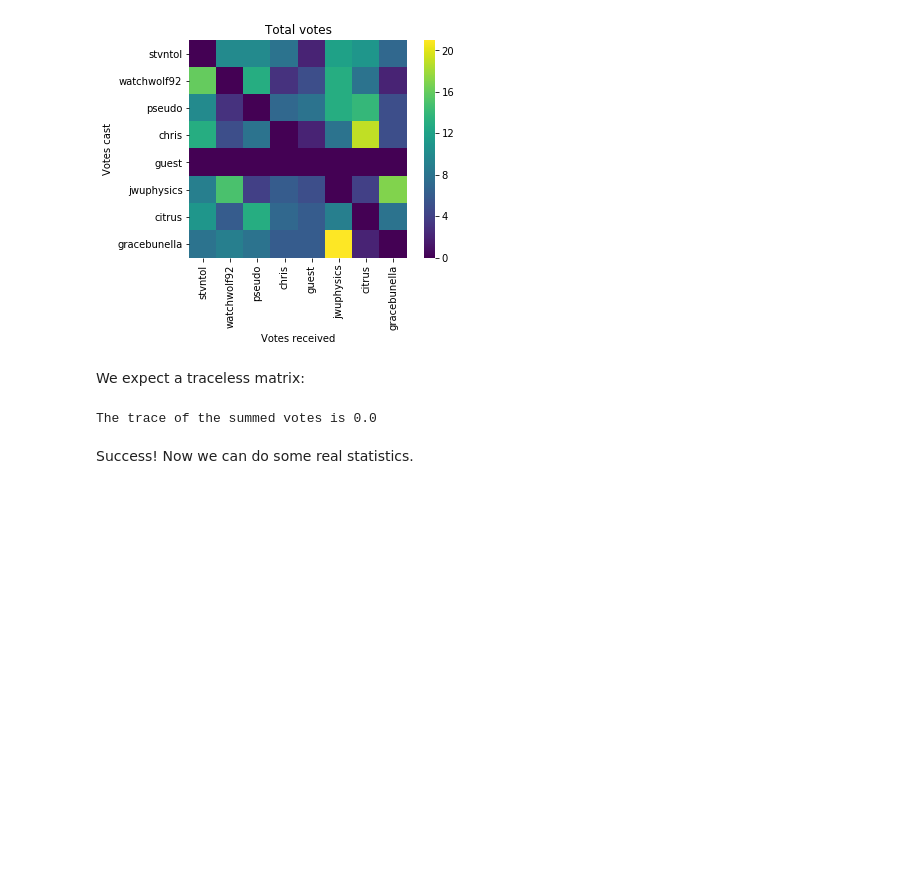
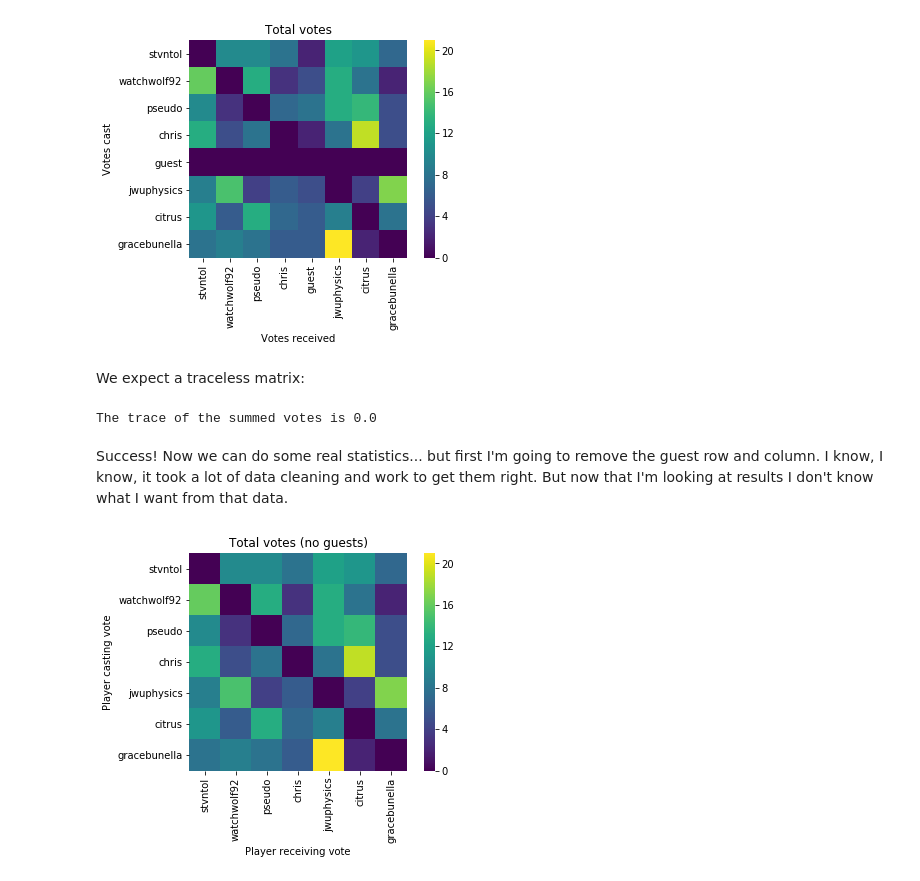
Before and after one commit to jwuphysics/musicshare-game, a Jupyter notebook: notebook/Exploratory data analysis on Season 2 results.ipynb, the cells around one changed output. Cells and saved outputs as stored; diff of their text form; code cells hidden in the pictures; blank space fills up the shorter version.

```diff
--- a/notebook/Exploratory data analysis on Season 2 results.ipynb
+++ b/notebook/Exploratory data analysis on Season 2 results.ipynb
@@ -203,5 +206,21 @@ We expect a traceless matrix:
 print('The trace of the summed votes is {}'.format(np.trace(summed_votes)))
 # %% [output]
 The trace of the summed votes is 0.0
-# %% [markdown]
-Success! Now we can do some real statistics.
+# %% [markdown]
+Success! Now we can do some real statistics... but first I'm going to remove the guest row and column. I know, I know, it took a lot of data cleaning and work to get them right. But now that I'm looking at results I don't know what I want from that data.
+# %%
+# remove guest row and column
+guest_index = np.argwhere(players == 'guest')
+summed_votes = np.delete(summed_votes, guest_index, axis=0)
+summed_votes = np.delete(summed_votes, guest_index, axis=1)
+
+players = players['guest' != players]
+num_players = len(players)
+
+# replot
+sns.heatmap(summed_votes, xticklabels=players, yticklabels=players, square=True, cmap='viridis')
+plt.xlabel('Player receiving vote')
+plt.ylabel('Player casting vote')
+plt.title('Total votes (no guests)');
+# %% [output]
+[figure, added]
```
Also changed, not shown: parts of 16 cells of this notebook.
